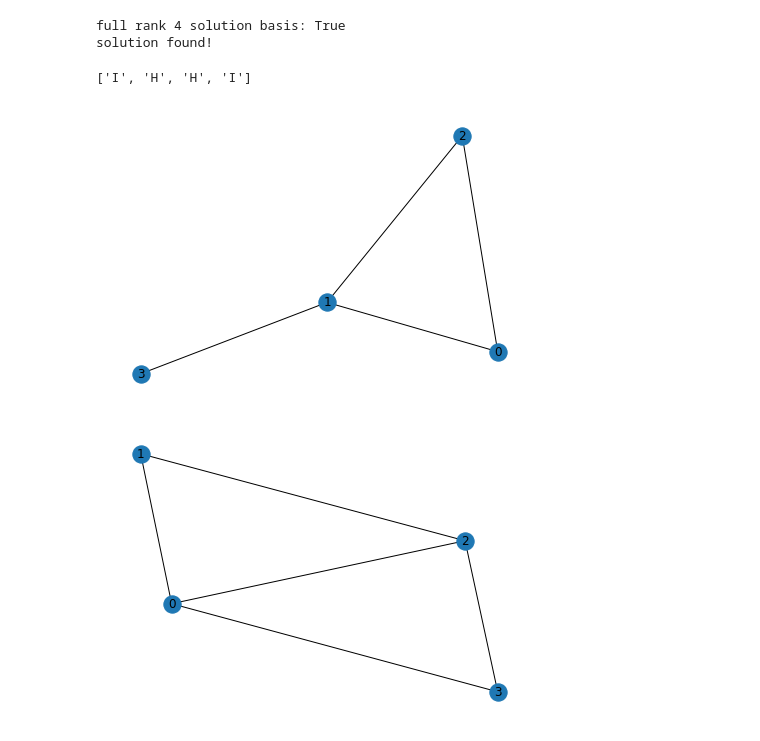
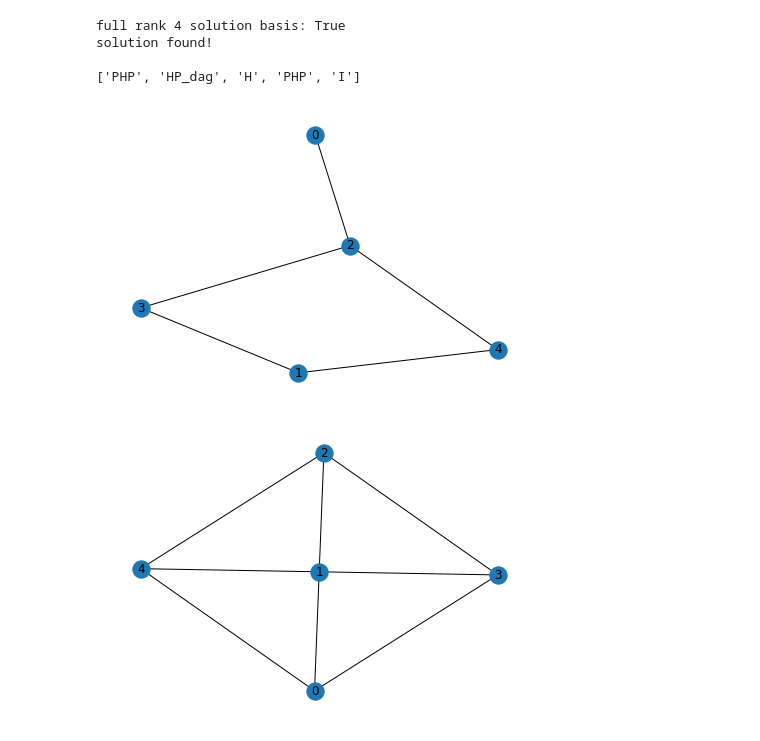
Before and after one commit to Sobhan-Gh/Graph-state-functions, a Jupyter notebook: LC_equivalence.ipynb, the cells around one changed output. Saved outputs shown, nothing was run; the diff lists cells and outputs as text; code cells hidden in the pictures.

```diff
--- a/LC_equivalence.ipynb
+++ b/LC_equivalence.ipynb
@@ -10,18 +11,17 @@ import matplotlib.pyplot as plt
 # %%
+
 #initialize random graphs for test. n is the number of qubits/ vertices
-n=int(4)
+n=int(5)
 row=0
-#G1, G2 = nx.fast_gnp_random_graph(n,0.65), nx.fast_gnp_random_graph(n,0.65)
+G1, G2 = nx.fast_gnp_random_graph(n,0.75), nx.fast_gnp_random_graph(n,0.45)
 #G1=nx.complete_graph(n)
 #G2=nx.star_graph(n-1)
-if nx.is_connected(G1) and nx.is_connected(G2):
-    z_1=nx.to_numpy_array(G1).astype(int)
-    z_2=nx.to_numpy_array(G2).astype(int)
-else:
-    raise ValueError('graphs are not connected')
 
-
-    #other constraints (Q matrix = local clifford to be reversible --> determinant == 1)
+#if nx.is_connected(G1) and nx.is_connected(G2):
+z_1=nx.to_numpy_array(G1).astype(int)
+z_2=nx.to_numpy_array(G2).astype(int)
+#else:
+    #raise ValueError('graphs are not connected')
 
 #takes two adjacency matrices z_1 and z_2 and checks for LC
 #if we got stabilizer states, first turn them to graph and then use this function for their adjacency matrices to check for LC
@@ -33,13 +33,40 @@ nx.draw(G1, with_labels = True)
 plt.figure(2)
 nx.draw(G2, with_labels = True)
 
-Local_Clifford_ops(solution)
+if isinstance(solution,type(np.array([0]))):
+    print(Local_Clifford_ops(solution),"\n")
-# %% [output]
-full rank 4 solution basis: True
-solution found!
-['I', 'H', 'H', 'I']
-[figure, removed]
-[figure, removed]
+# %%
+#produce random pair of graphs with 'n' vertices until you find a pair that are LC equal.
+def tester(n):
+    solution=1
+    while not isinstance(solution,type(np.array([0]))):
+        row=0
+        G1, G2 = nx.fast_gnp_random_graph(n,0.65), nx.fast_gnp_random_graph(n,0.65)
+
+        z_1=nx.to_numpy_array(G1).astype(int)
+        z_2=nx.to_numpy_array(G2).astype(int)
+
+        solution=solver(z_1, z_2, Mode='deterministic')
+
+
+
+        if isinstance(solution,type(np.array([0]))):
+            plt.figure(1)
+            nx.draw(G1, with_labels = True)
+            plt.figure(2)
+            nx.draw(G2, with_labels = True)
+            print(Local_Clifford_ops(solution),"\n")
+        else:
+            clear_output(wait=True)
+# %%
+tester(5)
+# %% [output]
+full rank 4 solution basis: True
+solution found!
+
+['PHP', 'HP_dag', 'H', 'PHP', 'I']
+[figure, added]
+[figure, added]
 # %%
 def coeff_maker(z_1, z_2):
     row=0
```
Also changed, not shown: parts of 14 cells of this notebook.
